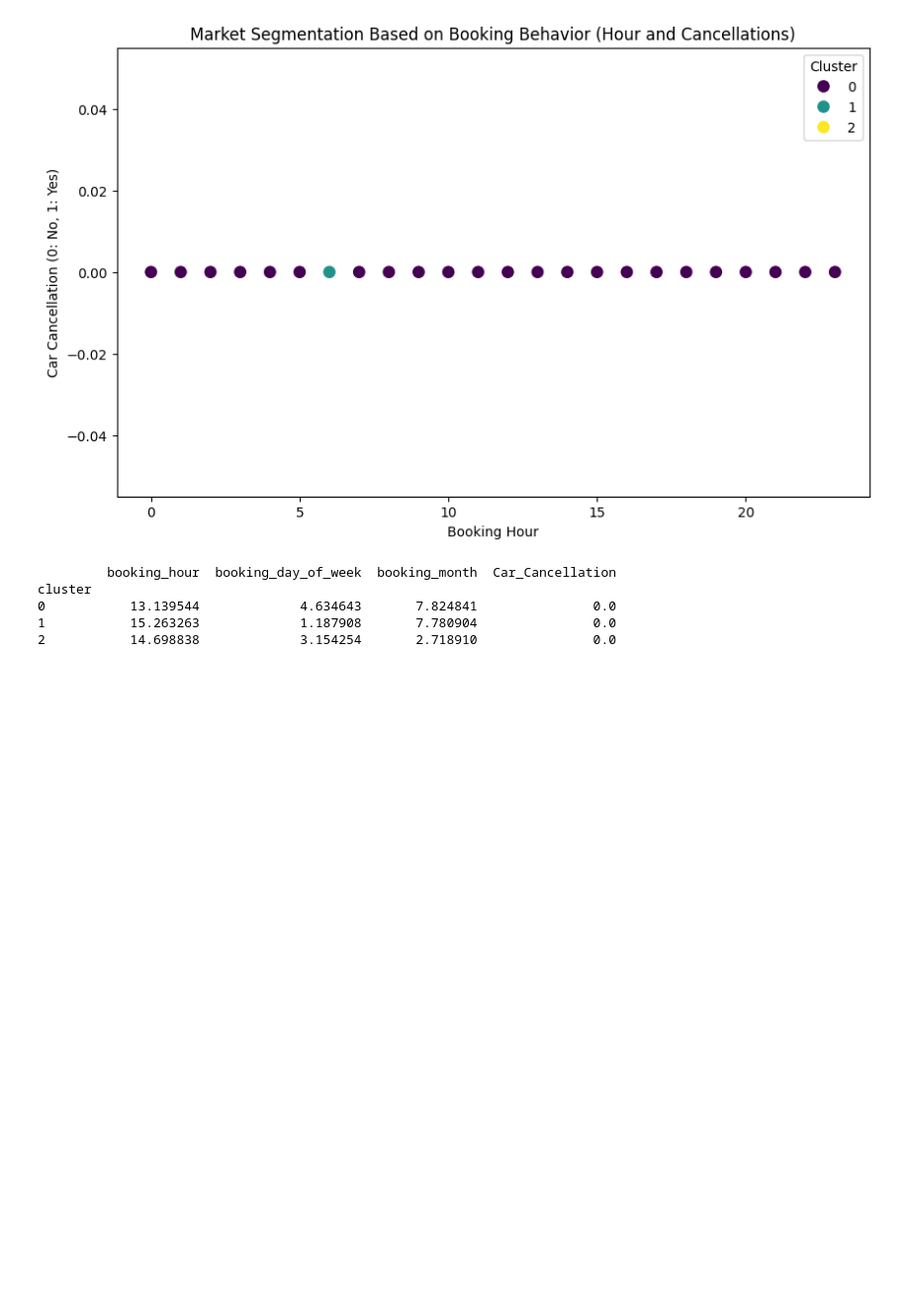
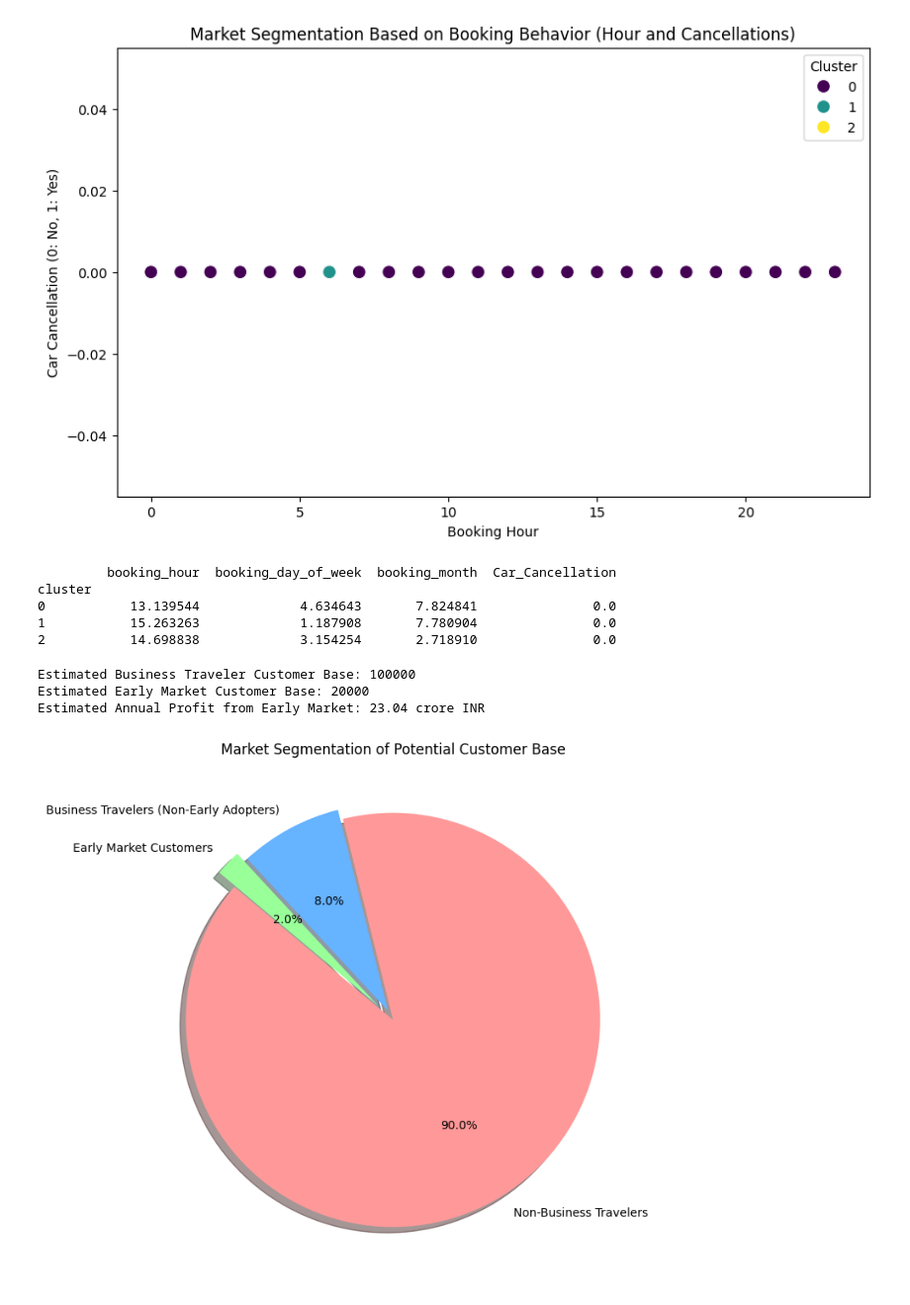
Before and after one commit to Jadhav2024/Online_Vehicle_Booking_Market_Segmentation, a Jupyter notebook: Online_Vehicle_booking_market_Segmentation.ipynb, the cells around one changed output. Shown at 99% size. Drawn from its saved outputs; the diff is of its cells as text; code cells hidden in the pictures; blank space fills up the shorter version.

```diff
--- a/Online_Vehicle_booking_market_Segmentation.ipynb
+++ b/Online_Vehicle_booking_market_Segmentation.ipynb
@@ -491,3 +598,52 @@ cluster
 0           13.139544             4.634643       7.824841               0.0
 1           15.263263             1.187908       7.780904               0.0
 2           14.698838             3.154254       2.718910               0.0
+# %%
+# Libraries required
+import pandas as pd
+import matplotlib.pyplot as plt
+
+# Load your dataset
+data = pd.read_csv('YourCabs_cleaned.csv')
+
+# Estimation based on assumptions and dataset insights
+# 1. Customer Base Estimation (assuming 10% of urban population are business travelers)
+total_population = 1_000_000  # Assuming a population of 1 million
+business_travelers_percentage = 0.10  # 10% are business travelers
+estimated_business_travelers = int(total_population * business_travelers_percentage)
+
+# 2. Early Adopters Estimation (assuming 20% adoption rate of business travelers)
+early_adoption_rate = 0.20
+early_market_customers = int(estimated_business_travelers * early_adoption_rate)
+
+# 3. Profit Calculation Parameters
+price_per_ride = 300  # in INR
+monthly_ride_frequency = 4
+retention_rate = 0.80
+annual_profit = early_market_customers * monthly_ride_frequency * 12 * price_per_ride * retention_rate
+
+# Displaying the results
+print("Estimated Business Traveler Customer Base:", estimated_business_travelers)
+print("Estimated Early Market Customer Base:", early_market_customers)
+print("Estimated Annual Profit from Early Market:", f"{annual_profit/10**7:.2f} crore INR")
+
+# Pie chart visualization of the market segmentation
+non_business_travelers = total_population - estimated_business_travelers
+non_early_adopters = estimated_business_travelers - early_market_customers
+
+# Pie chart data
+labels = ['Non-Business Travelers', 'Business Travelers (Non-Early Adopters)', 'Early Market Customers']
+sizes = [non_business_travelers, non_early_adopters, early_market_customers]
+colors = ['#ff9999','#66b3ff','#99ff99']
+explode = (0, 0.05, 0.1)  # Explode the Early Market Customers slice for emphasis
+
+# Plotting the pie chart
+plt.figure(figsize=(8, 8))
+plt.pie(sizes, labels=labels, autopct='%1.1f%%', startangle=140, colors=colors, explode=explode, shadow=True)
+plt.title('Market Segmentation of Potential Customer Base')
+plt.show()
+# %% [output]
+Estimated Business Traveler Customer Base: 100000
+Estimated Early Market Customer Base: 20000
+Estimated Annual Profit from Early Market: 23.04 crore INR
+[figure, added]
```
Also changed, not shown: parts of 14 cells of this notebook.
